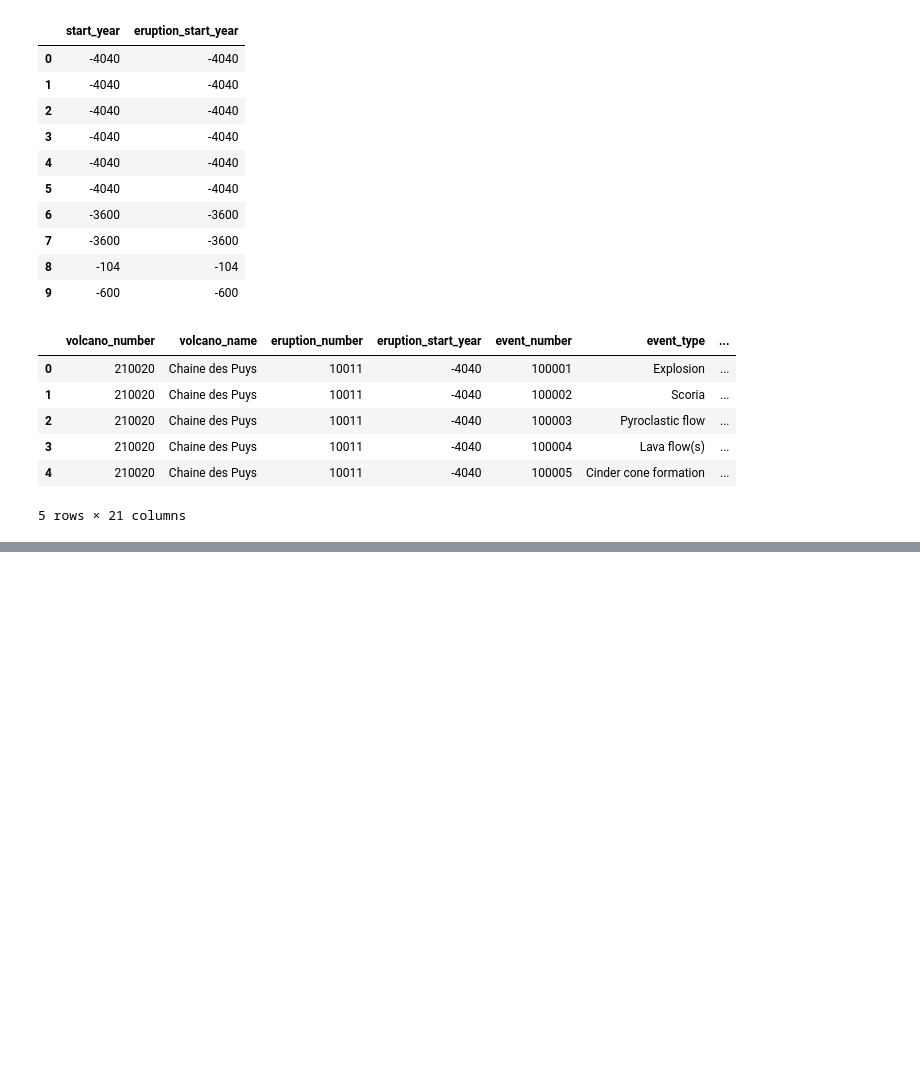
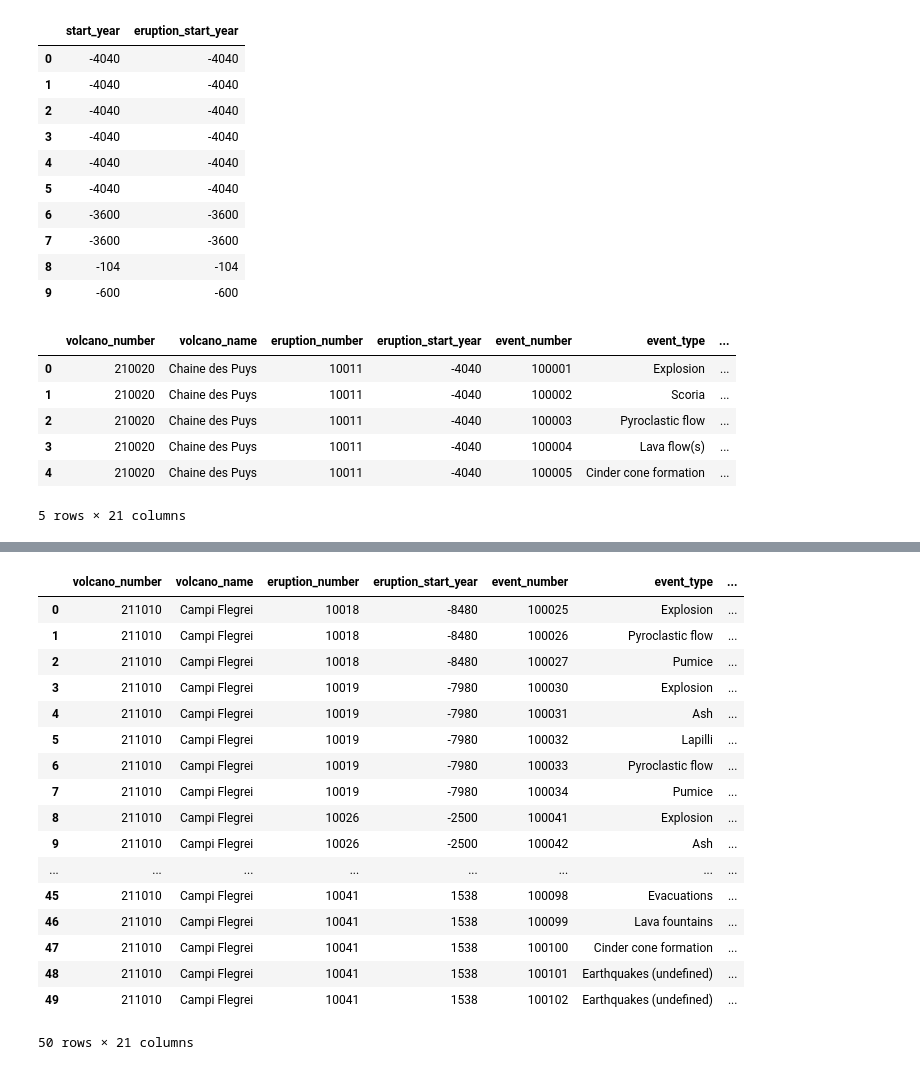
Before and after one commit to RoihansLab/Data-Mining-Project, a Jupyter notebook: Volcano_eruption.ipynb, the cells around one changed output, grey strips where cells are left out. Cells and saved outputs as stored; diff of their text form; code cells hidden in the pictures; blank space fills up the shorter version.

```diff
--- a/Volcano_eruption.ipynb
+++ b/Volcano_eruption.ipynb
@@ -575,3 +577,6 @@ files.download('volcano_gold_dataset.csv')
 # %% [output]
 [interactive output not drawn]
 [interactive output not drawn]
+# %%
+df = pd.read_csv('/content/volcano_gold_dataset.csv')
+df.head()
@@ -577,0 +636,5 @@ files.download('volcano_gold_dataset.csv')
+# %%
+df_clean = df.dropna()
+
+df_clean  = df_clean.reset_index(drop=True)
+df_clean.isnull().sum()
@@ -577,0 +660,21 @@ files.download('volcano_gold_dataset.csv')
+# %%
+df_clean.head(50)
+# %% [output]
+|  | volcano_number | volcano_name | eruption_number | eruption_start_year | event_number | event_type | ... |
+| 0 | 211010 | Campi Flegrei | 10018 | -8480 | 100025 | Explosion | ... |
+| 1 | 211010 | Campi Flegrei | 10018 | -8480 | 100026 | Pyroclastic flow | ... |
+| 2 | 211010 | Campi Flegrei | 10018 | -8480 | 100027 | Pumice | ... |
+| 3 | 211010 | Campi Flegrei | 10019 | -7980 | 100030 | Explosion | ... |
+| 4 | 211010 | Campi Flegrei | 10019 | -7980 | 100031 | Ash | ... |
+| 5 | 211010 | Campi Flegrei | 10019 | -7980 | 100032 | Lapilli | ... |
+| 6 | 211010 | Campi Flegrei | 10019 | -7980 | 100033 | Pyroclastic flow | ... |
+| 7 | 211010 | Campi Flegrei | 10019 | -7980 | 100034 | Pumice | ... |
+| 8 | 211010 | Campi Flegrei | 10026 | -2500 | 100041 | Explosion | ... |
+| 9 | 211010 | Campi Flegrei | 10026 | -2500 | 100042 | Ash | ... |
+| ... | ... | ... | ... | ... | ... | ... | ... |
+| 45 | 211010 | Campi Flegrei | 10041 | 1538 | 100098 | Evacuations | ... |
+| 46 | 211010 | Campi Flegrei | 10041 | 1538 | 100099 | Lava fountains | ... |
+| 47 | 211010 | Campi Flegrei | 10041 | 1538 | 100100 | Cinder cone formation | ... |
+| 48 | 211010 | Campi Flegrei | 10041 | 1538 | 100101 | Earthquakes (undefined) | ... |
+| 49 | 211010 | Campi Flegrei | 10041 | 1538 | 100102 | Earthquakes (undefined) | ... |
+50 rows × 21 columns
```
Also changed, not shown: parts of 6 cells of this notebook.
